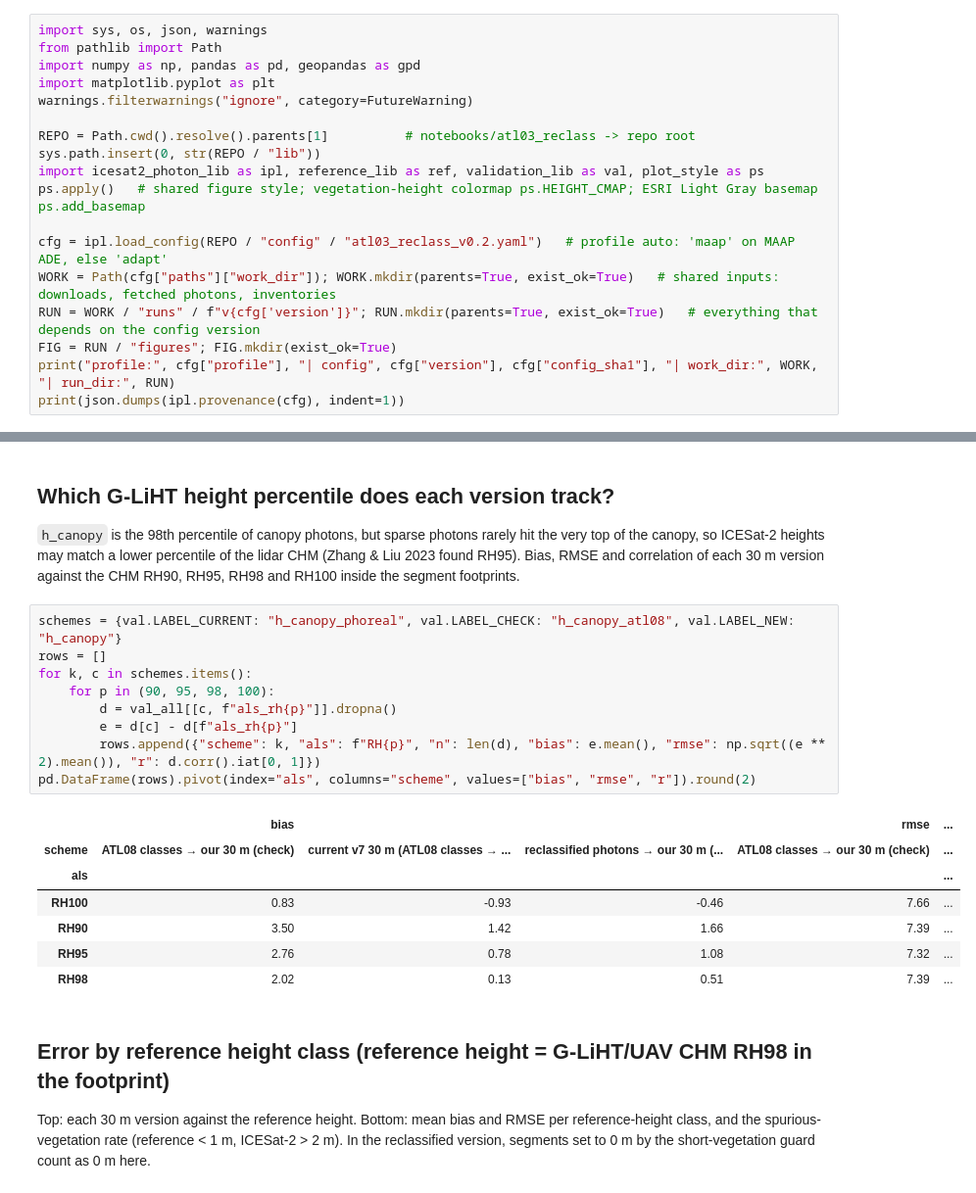
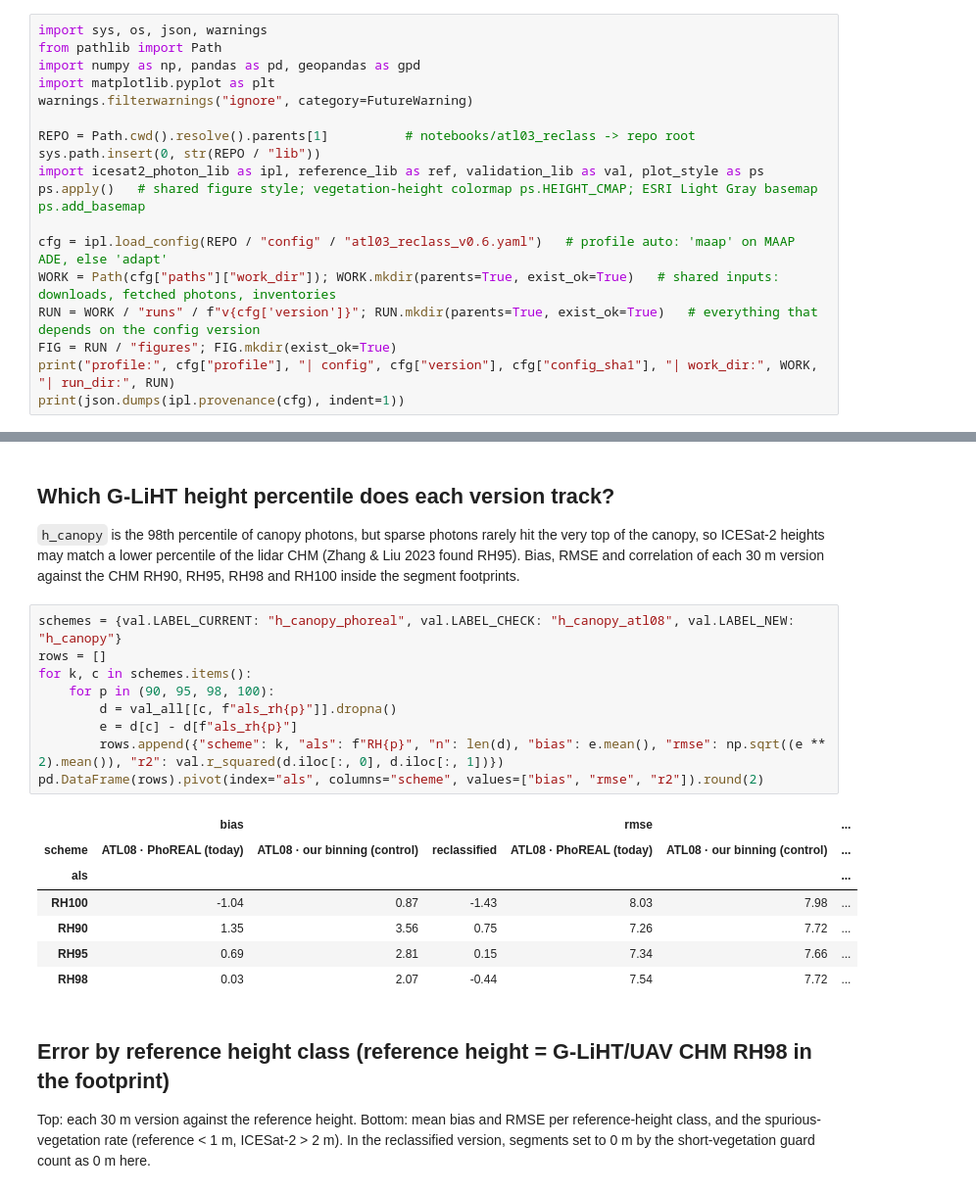
Before and after one commit to pahbs/circumpolar_boreal_trends, a Jupyter notebook: notebooks/atl03_reclass/05_height_validation_glihit.ipynb, the cells around one changed output, grey strips where cells are left out. Shown at 98% size. Saved outputs shown, nothing was run; the diff lists cells and outputs as text.

```diff
--- a/notebooks/atl03_reclass/05_height_validation_glihit.ipynb
+++ b/notebooks/atl03_reclass/05_height_validation_glihit.ipynb
@@ -41,7 +44,7 @@ sys.path.insert(0, str(REPO / "lib"))
 import icesat2_photon_lib as ipl, reference_lib as ref, validation_lib as val, plot_style as ps
 ps.apply()   # shared figure style; vegetation-height colormap ps.HEIGHT_CMAP; ESRI Light Gray basemap ps.add_basemap
 
-cfg = ipl.load_config(REPO / "config" / "atl03_reclass_v0.2.yaml")   # profile auto: 'maap' on MAAP ADE, else 'adapt'
+cfg = ipl.load_config(REPO / "config" / "atl03_reclass_v0.6.yaml")   # profile auto: 'maap' on MAAP ADE, else 'adapt'
 WORK = Path(cfg["paths"]["work_dir"]); WORK.mkdir(parents=True, exist_ok=True)   # shared inputs: downloads, fetched photons, inventories
 RUN = WORK / "runs" / f"v{cfg['version']}"; RUN.mkdir(parents=True, exist_ok=True)   # everything that depends on the config version
 FIG = RUN / "figures"; FIG.mkdir(exist_ok=True)
@@ -109,20 +112,20 @@ version against the CHM RH90, RH95, RH98 and RH100 inside the segment footprints
 # %%
 schemes = {val.LABEL_CURRENT: "h_canopy_phoreal", val.LABEL_CHECK: "h_canopy_atl08", val.LABEL_NEW: "h_canopy"}
 rows = []
 for k, c in schemes.items():
     for p in (90, 95, 98, 100):
         d = val_all[[c, f"als_rh{p}"]].dropna()
         e = d[c] - d[f"als_rh{p}"]
-        rows.append({"scheme": k, "als": f"RH{p}", "n": len(d), "bias": e.mean(), "rmse": np.sqrt((e ** 2).mean()), "r": d.corr().iat[0, 1]})
-pd.DataFrame(rows).pivot(index="als", columns="scheme", values=["bias", "rmse", "r"]).round(2)
+        rows.append({"scheme": k, "als": f"RH{p}", "n": len(d), "bias": e.mean(), "rmse": np.sqrt((e ** 2).mean()), "r2": val.r_squared(d.iloc[:, 0], d.iloc[:, 1])})
+pd.DataFrame(rows).pivot(index="als", columns="scheme", values=["bias", "rmse", "r2"]).round(2)
 # %% [output]
-|  | bias |  |  | rmse | ... |
-| scheme | ATL08 classes → our 30 m (check) | current v7 30 m (ATL08 classes → ... | reclassified photons → our 30 m (... | ATL08 classes → our 30 m (check) | ... |
-| als |  |  |  |  | ... |
-| RH100 | 0.83 | -0.93 | -0.46 | 7.66 | ... |
-| RH90 | 3.50 | 1.42 | 1.66 | 7.39 | ... |
-| RH95 | 2.76 | 0.78 | 1.08 | 7.32 | ... |
-| RH98 | 2.02 | 0.13 | 0.51 | 7.39 | ... |
+|  | bias |  |  | rmse |  | ... |
+| scheme | ATL08 · PhoREAL (today) | ATL08 · our binning (control) | reclassified | ATL08 · PhoREAL (today) | ATL08 · our binning (control) | ... |
+| als |  |  |  |  |  | ... |
+| RH100 | -1.04 | 0.87 | -1.43 | 8.03 | 7.98 | ... |
+| RH90 | 1.35 | 3.56 | 0.75 | 7.26 | 7.72 | ... |
+| RH95 | 0.69 | 2.81 | 0.15 | 7.34 | 7.66 | ... |
+| RH98 | 0.03 | 2.07 | -0.44 | 7.54 | 7.72 | ... |
 # %% [markdown]
 ## Error by reference height class (reference height = G-LiHT/UAV CHM RH98 in the footprint)
 
```
Also changed, not shown: parts of 10 cells of this notebook, 33 other files.
